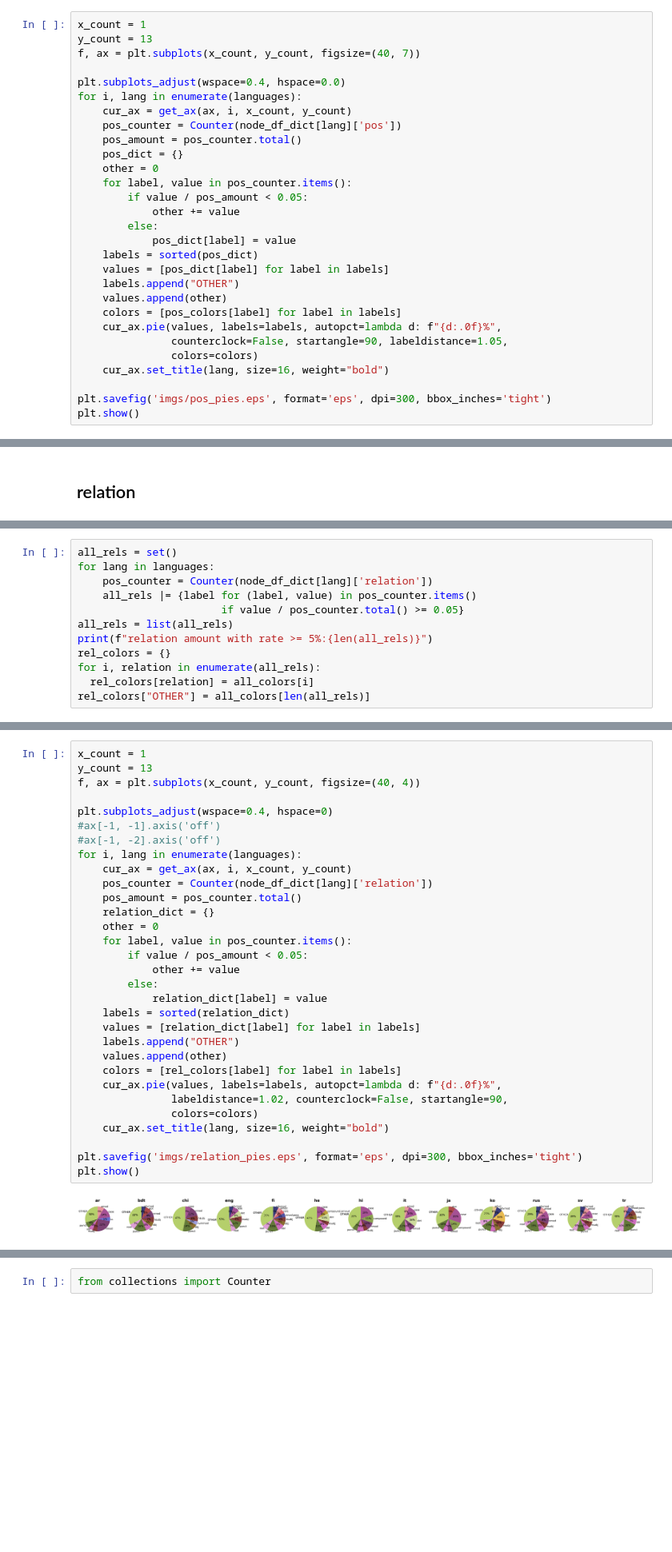
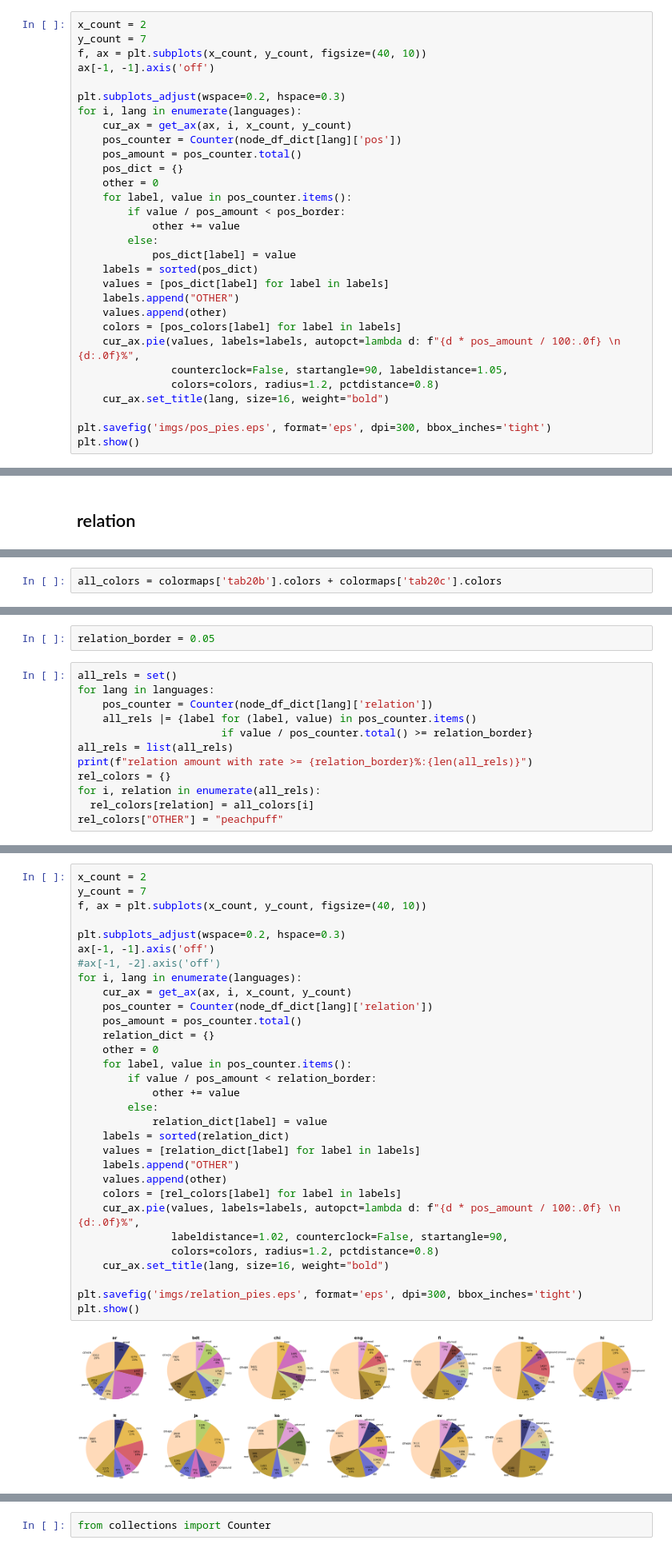
Before and after one commit to Derinhelm/treebank_statistics, a Jupyter notebook: treebank_stat.ipynb, the cells around one changed output, grey strips where cells are left out. Shown at 80% size. Cells and saved outputs as stored; diff of their text form; blank space fills up the shorter version.

```diff
--- a/treebank_stat.ipynb
+++ b/treebank_stat.ipynb
@@ -482,11 +361,12 @@ pos_colors["OTHER"] = all_colors[len(all_pos)]
 # %% [output]
 pos amount:17
 # %%
-x_count = 1
-y_count = 13
-f, ax = plt.subplots(x_count, y_count, figsize=(40, 7))
+x_count = 2
+y_count = 7
+f, ax = plt.subplots(x_count, y_count, figsize=(40, 10))
+ax[-1, -1].axis('off')
 
-plt.subplots_adjust(wspace=0.4, hspace=0.0)
+plt.subplots_adjust(wspace=0.2, hspace=0.3)
 for i, lang in enumerate(languages):
     cur_ax = get_ax(ax, i, x_count, y_count)
     pos_counter = Counter(node_df_dict[lang]['pos'])
@@ -494,7 +374,7 @@ for i, lang in enumerate(languages):
     pos_dict = {}
     other = 0
     for label, value in pos_counter.items():
-        if value / pos_amount < 0.05:
+        if value / pos_amount < pos_border:
             other += value
         else:
             pos_dict[label] = value
@@ -503,9 +383,9 @@ for i, lang in enumerate(languages):
     labels.append("OTHER")
     values.append(other)
     colors = [pos_colors[label] for label in labels]
-    cur_ax.pie(values, labels=labels, autopct=lambda d: f"{d:.0f}%",
+    cur_ax.pie(values, labels=labels, autopct=lambda d: f"{d * pos_amount / 100:.0f} \n {d:.0f}%",
                counterclock=False, startangle=90, labeldistance=1.05,
-               colors=colors)
+               colors=colors, radius=1.2, pctdistance=0.8)
     cur_ax.set_title(lang, size=16, weight="bold")
 
 plt.savefig('imgs/pos_pies.eps', format='eps', dpi=300, bbox_inches='tight')
@@ -540,0 +399,2 @@ all_colors = colormaps['tab20b'].colors[7:] + colormaps['tab20b'].colors[:7]
+# %%
+all_colors = colormaps['tab20b'].colors + colormaps['tab20c'].colors
@@ -541,13 +405,15 @@ all_colors = colormaps['tab20b'].colors[7:] + colormaps['tab20b'].colors[:7]
+# %%
+relation_border = 0.05
 # %%
 all_rels = set()
 for lang in languages:
     pos_counter = Counter(node_df_dict[lang]['relation'])
     all_rels |= {label for (label, value) in pos_counter.items()
-                       if value / pos_counter.total() >= 0.05}
+                       if value / pos_counter.total() >= relation_border}
 all_rels = list(all_rels)
-print(f"relation amount with rate >= 5%:{len(all_rels)}")
+print(f"relation amount with rate >= {relation_border}%:{len(all_rels)}")
 rel_colors = {}
 for i, relation in enumerate(all_rels):
   rel_colors[relation] = all_colors[i]
-rel_colors["OTHER"] = all_colors[len(all_rels)]
+rel_colors["OTHER"] = "peachpuff"
 # %% [output]
@@ -555,33 +421,33 @@ relation amount with rate >= 5%:19
 # %%
-x_count = 1
-y_count = 13
-f, ax = plt.subplots(x_count, y_count, figsize=(40, 4))
+x_count = 2
+y_count = 7
+f, ax = plt.subplots(x_count, y_count, figsize=(40, 10))
 
-plt.subplots_adjust(wspace=0.4, hspace=0)
-#ax[-1, -1].axis('off')
+plt.subplots_adjust(wspace=0.2, hspace=0.3)
+ax[-1, -1].axis('off')
 #ax[-1, -2].axis('off')
 for i, lang in enumerate(languages):
     cur_ax = get_ax(ax, i, x_count, y_count)
     pos_counter = Counter(node_df_dict[lang]['relation'])
     pos_amount = pos_counter.total()
     relation_dict = {}
     other = 0
     for label, value in pos_counter.items():
-        if value / pos_amount < 0.05:
+        if value / pos_amount < relation_border:
             other += value
         else:
             relation_dict[label] = value
     labels = sorted(relation_dict)
     values = [relation_dict[label] for label in labels]
     labels.append("OTHER")
     values.append(other)
     colors = [rel_colors[label] for label in labels]
-    cur_ax.pie(values, labels=labels, autopct=lambda d: f"{d:.0f}%",
+    cur_ax.pie(values, labels=labels, autopct=lambda d: f"{d * pos_amount / 100:.0f} \n {d:.0f}%",
                labeldistance=1.02, counterclock=False, startangle=90,
-               colors=colors)
+               colors=colors, radius=1.2, pctdistance=0.8)
     cur_ax.set_title(lang, size=16, weight="bold")
 
 plt.savefig('imgs/relation_pies.eps', format='eps', dpi=300, bbox_inches='tight')
 plt.show()
 # %% [output]
-[figure, old version]
+[figure, new version]
```
Also changed, not shown: parts of 36 cells of this notebook.
